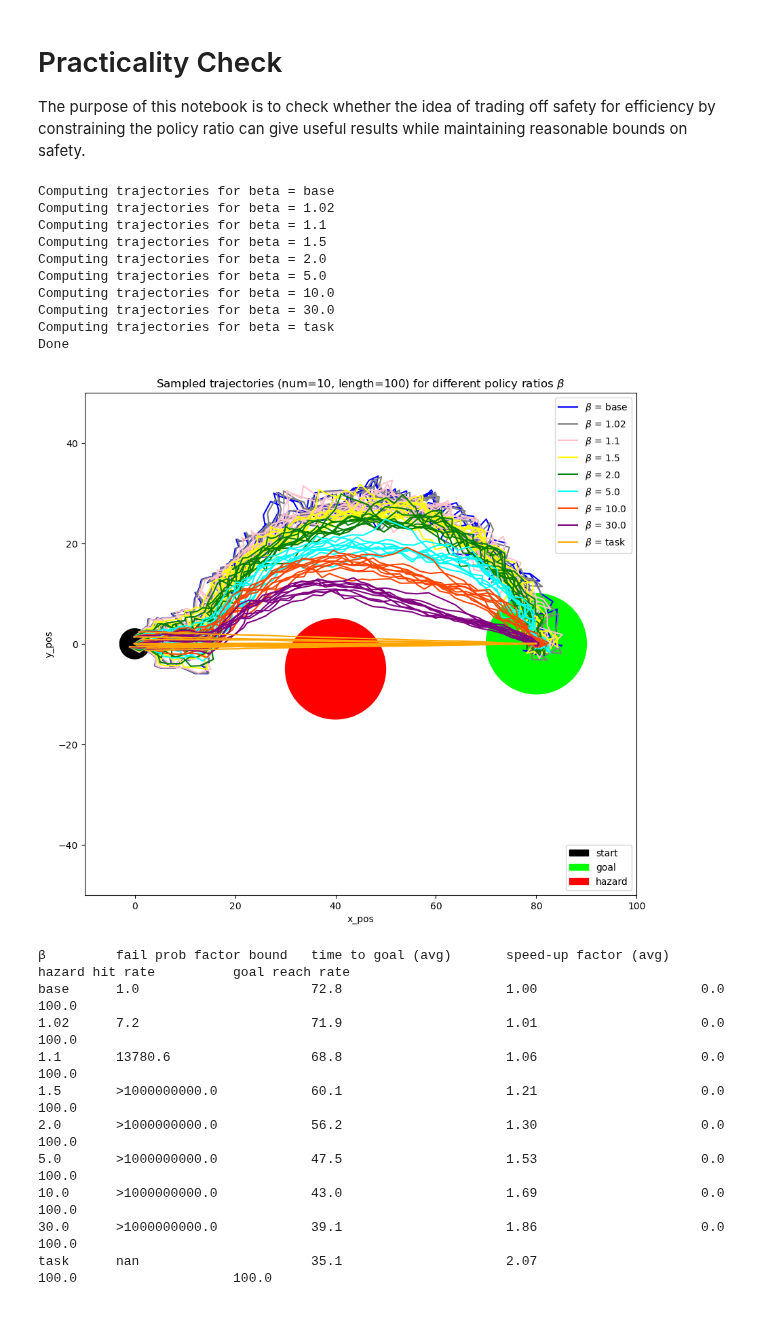
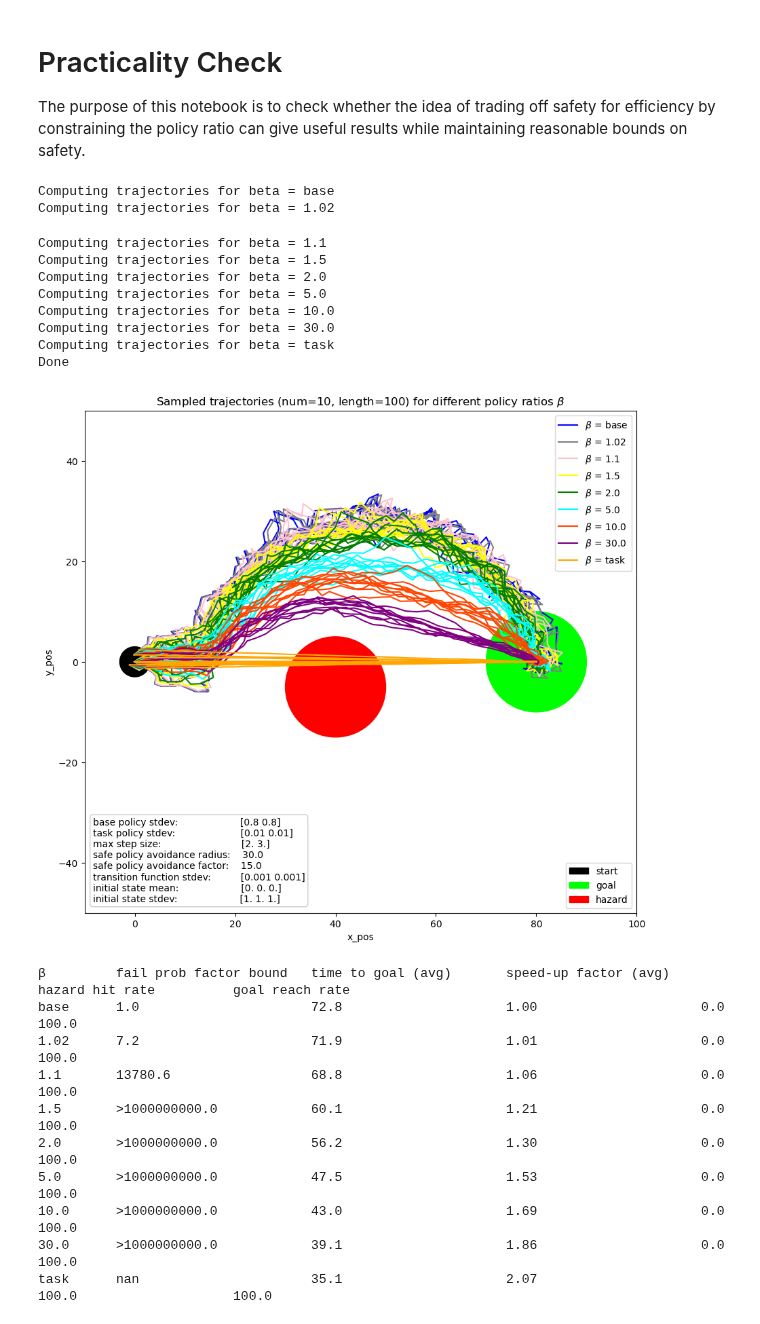
Before and after one commit to JacquesCloete/sport, a Jupyter notebook: policy_projection/practicality_check.ipynb, the cells around one changed output. Saved outputs shown, nothing was run; the diff lists cells and outputs as text; code cells hidden in the pictures.

Commit message:
Added text box of experiment params to plot

```diff
--- a/policy_projection/practicality_check.ipynb
+++ b/policy_projection/practicality_check.ipynb
@@ -389,6 +389,7 @@ def run_experiment(traj_generator: TrajectoryGenerator,
                    beta_list: list,
                    beta_color_list: list,
                    ) -> dict:
+    assert len(beta_list) == len(beta_color_list), "beta_list and beta_color_list must be the same length"
     traj_dict = {}
     for beta in beta_list:
         print('Computing trajectories for beta = '+str(beta))
@@ -479,14 +480,14 @@ traj_dict = run_experiment(traj_generator=traj_generator,
 # %% [output]
 Computing trajectories for beta = base
 Computing trajectories for beta = 1.02
-Computing trajectories for beta = 1.1
-Computing trajectories for beta = 1.5
-Computing trajectories for beta = 2.0
-Computing trajectories for beta = 5.0
-Computing trajectories for beta = 10.0
-Computing trajectories for beta = 30.0
-Computing trajectories for beta = task
-Done
+Computing trajectories for beta = 1.1
+Computing trajectories for beta = 1.5
+Computing trajectories for beta = 2.0
+Computing trajectories for beta = 5.0
+Computing trajectories for beta = 10.0
+Computing trajectories for beta = 30.0
+Computing trajectories for beta = task
+Done
 # %%
 # Plot trajectories
 start = plt.Circle((START_X,START_Y), START_R, color='black', label='start')
@@ -518,6 +519,19 @@ ax.set_aspect('equal', adjustable='box')
 
 ax.legend(handles=l, loc='upper right')
 ax.set_title('Sampled trajectories (num='+str(traj_num)+', length='+str(traj_length)+') for different policy ratios '+r'$\beta$')
+
+textstr = "\n".join((f'{"base policy stdev:":<39}{base_policy_std}',
+                     f'{"task policy stdev:":<40}{task_policy_std}',
+                     f'{"max step size:":<41}{max_step_size}',
+                     f'{"safe policy avoidance radius:":<33}{avoidance_r}',
+                     f'{"safe policy avoidance factor:":<33}{avoidance_factor}',
+                     f'{"transition function stdev:":<36}{env_noise_std}',
+                     f'{"initial state mean:":<40}{env_start_mean}',
+                     f'{"initial state stdev:":<41}{env_start_std}'))
+
+props = dict(boxstyle='round', facecolor='white', alpha=0.2)
+ax.text(0.015, 0.19, textstr, transform=ax.transAxes, fontsize=10, verticalalignment='top', bbox=props)
+
 plt.show()
 
 # Print table of results
@@ -525,34 +539,34 @@ beta_str = "\u03B2"
 base_str = "base"
 max_violation_prob_factor = 1e9
 print(f'{beta_str:<10}'
       f'{"fail prob factor bound":<25}'
       f'{"time to goal (avg)":<25}'
       f'{"speed-up factor (avg)":<25}'
       f'{"hazard hit rate":<25}'
       f'{"goal reach rate":<25}')
 for key in traj_dict.keys():
     if key == 'base':
         violation_prob_factor = 1.0
         greater_than_str = ''
     elif key == 'task':
         violation_prob_factor = np.nan
         greater_than_str = ''
     else:
         violation_prob_factor = 1.0
         for t in range(0,traj_length):
             violation_prob_factor *= key
             if violation_prob_factor >= max_violation_prob_factor:
                 violation_prob_factor = max_violation_prob_factor
                 greater_than_str = '>'
                 break
     print(f'{str(key):<10}'
           f'{greater_than_str+f"{violation_prob_factor:.1f}":<25}'
           f'{f"{np.nanmean(traj_dict[key][3]):.1f}":<25}'
           f'{f"{np.nanmean(traj_dict[base_str][3])/np.nanmean(traj_dict[key][3]):.2f}":<25}'
           f'{f"{np.mean(traj_dict[key][1])*100:.1f}":<25}'
           f'{f"{np.mean(traj_dict[key][2])*100:.1f}":<25}')
 # %% [output]
-[figure, old version]
+[figure, new version]
 β         fail prob factor bound   time to goal (avg)       speed-up factor (avg)    hazard hit rate          goal reach rate
 base      1.0                      72.8                     1.00                     0.0                      100.0
 1.02      7.2                      71.9                     1.01                     0.0                      100.0
```
